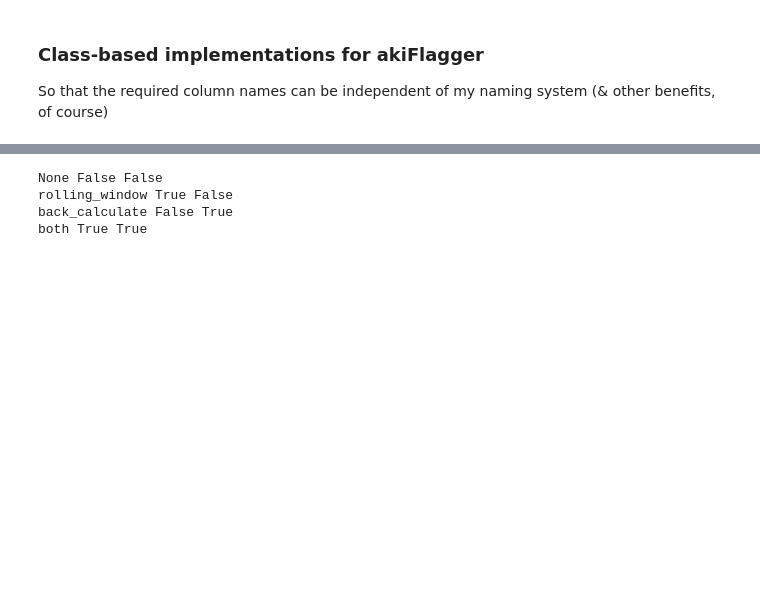
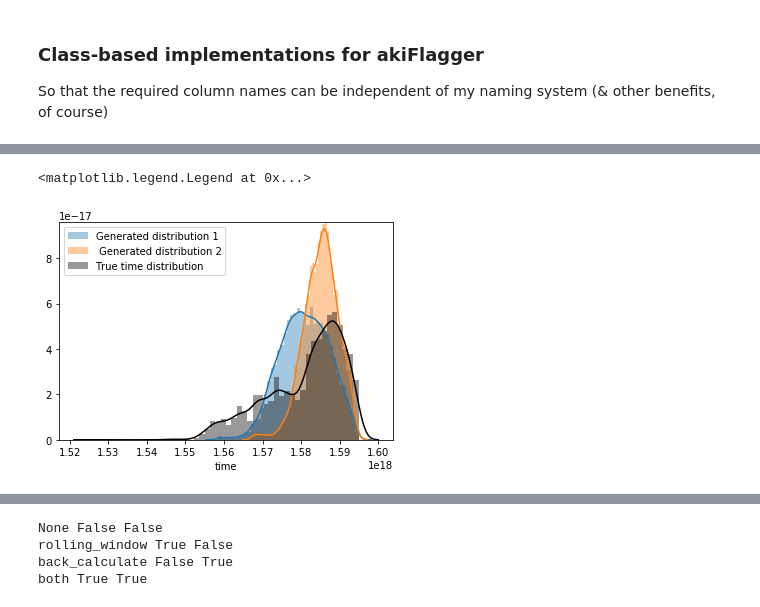
Before and after one commit to isaranwrap/StandardizingAKI, a Jupyter notebook: CreatingakiFlaggerClass.ipynb, the cells around one changed output, grey strips where cells are left out. Cells and saved outputs as stored; diff of their text form; code cells hidden in the pictures; blank space fills up the shorter version.

```diff
--- a/CreatingakiFlaggerClass.ipynb
+++ b/CreatingakiFlaggerClass.ipynb
@@ -649,0 +762,16 @@ class AKIFlagger2:
+# %%
+## Just checking the time distributions to see how well my Gaussian approximates the actual distribution...
+import matplotlib.pyplot as plt
+import seaborn as sns
+# I have a choice between getting a similar sigma or a similar mean... for what that's worth =p
+
+time_delta_range = pd.timedelta_range(start='-200 days', end='5 days', freq='6H') # better sigma
+time_delta_range2 = pd.timedelta_range(start='-100 days', end='5 days', freq='6H')# better mean
+
+sns.distplot(df['admission'] + pd.to_timedelta([random.choice(time_delta_range) for i in range(df.shape[0])]), label='Generated distribution 1')
+sns.distplot(df['admission'] + pd.to_timedelta([random.choice(time_delta_range2) for i in range(df.shape[0])]), label=' Generated distribution 2')
+sns.distplot(df.time, label = 'True time distribution', color='black')
+plt.legend()
+# %% [output]
+<matplotlib.legend.Legend at 0x...>
+[figure, added]
```
Also changed, not shown: parts of 18 cells of this notebook, 2 other files.
